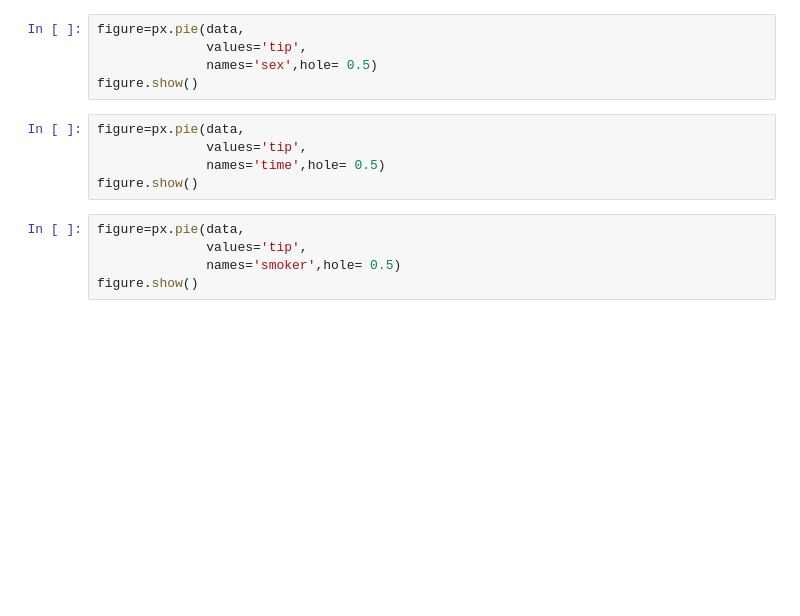
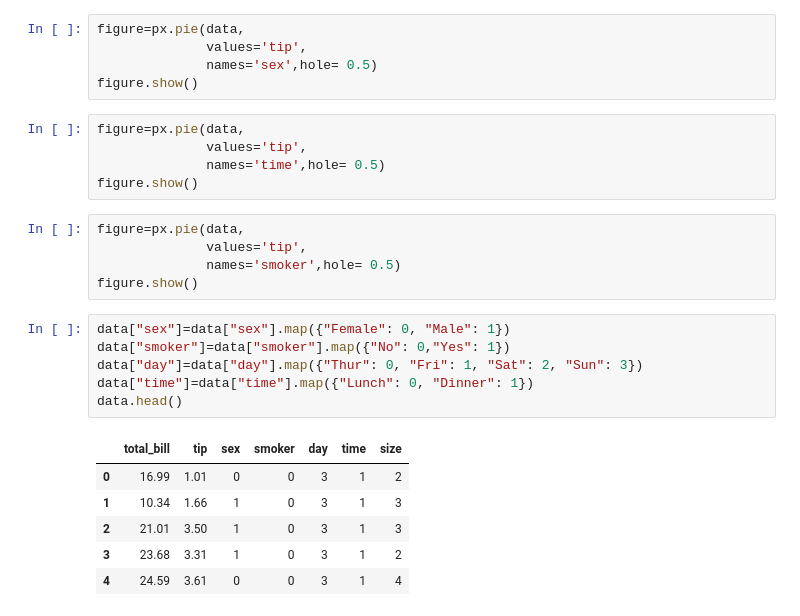
Before and after one commit to meghanathrao/ml_projects, a Jupyter notebook: Waiter Tip Prediction/Prediction.ipynb, the cells around one changed output. Drawn from its saved outputs; the diff is of its cells as text; blank space fills up the shorter version.

```diff
--- a/Waiter Tip Prediction/Prediction.ipynb
+++ b/Waiter Tip Prediction/Prediction.ipynb
@@ -67,3 +67,16 @@ figure=px.pie(data,
               values='tip',
               names='smoker',hole= 0.5)
 figure.show()
+# %%
+data["sex"]=data["sex"].map({"Female": 0, "Male": 1})
+data["smoker"]=data["smoker"].map({"No": 0,"Yes": 1})
+data["day"]=data["day"].map({"Thur": 0, "Fri": 1, "Sat": 2, "Sun": 3})
+data["time"]=data["time"].map({"Lunch": 0, "Dinner": 1})
+data.head()
+# %% [output]
+|  | total_bill | tip | sex | smoker | day | time | size |
+| 0 | 16.99 | 1.01 | 0 | 0 | 3 | 1 | 2 |
+| 1 | 10.34 | 1.66 | 1 | 0 | 3 | 1 | 3 |
+| 2 | 21.01 | 3.50 | 1 | 0 | 3 | 1 | 3 |
+| 3 | 23.68 | 3.31 | 1 | 0 | 3 | 1 | 2 |
+| 4 | 24.59 | 3.61 | 0 | 0 | 3 | 1 | 4 |
```
Also changed, not shown: parts of 3 cells of this notebook.
